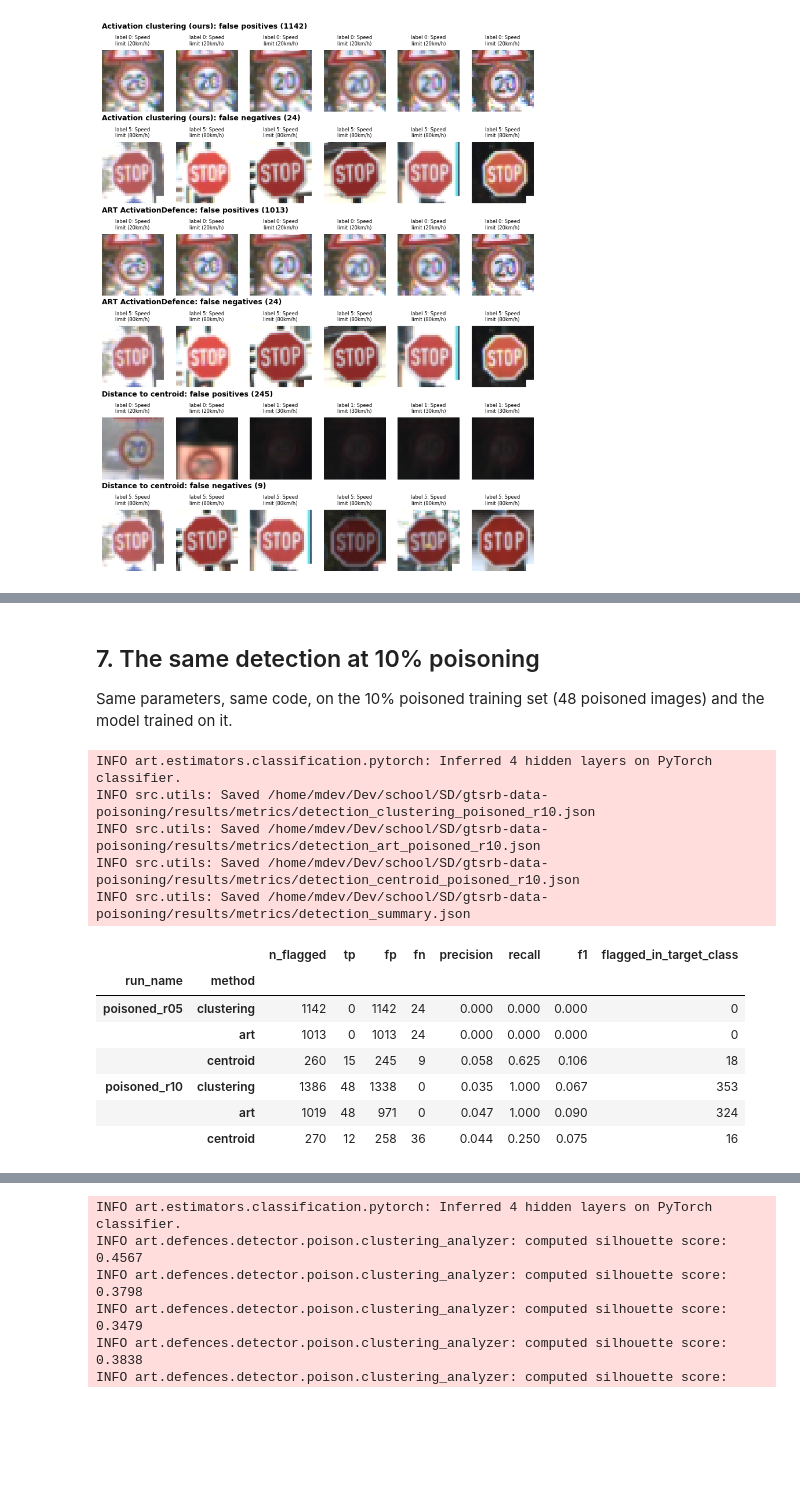
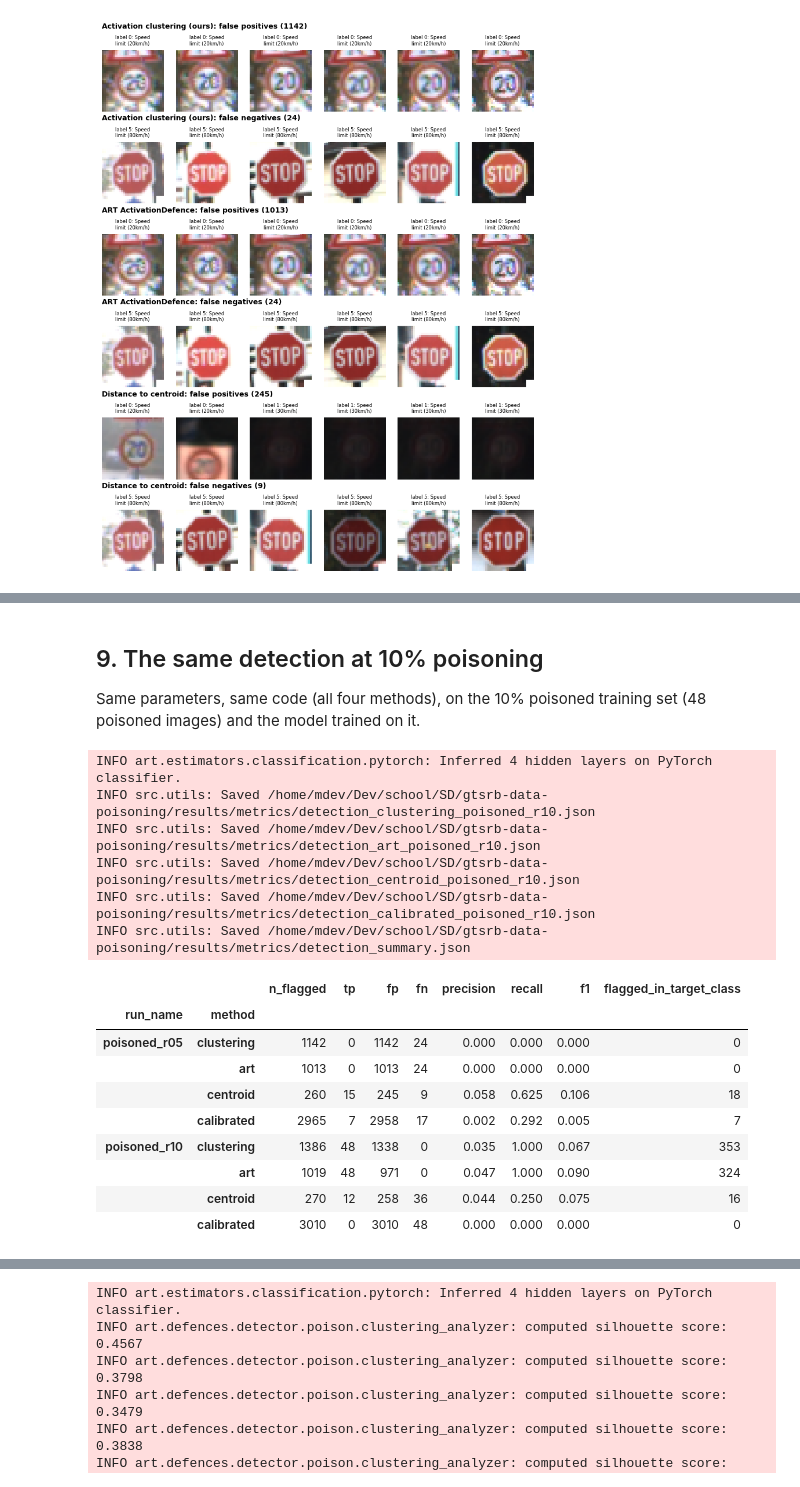
Before and after one commit to Anaximandr0s/gtsrb-data-poisoning, a Jupyter notebook: notebooks/04_detection.ipynb, the cells around one changed output, grey strips where cells are left out. Saved outputs shown, nothing was run; the diff lists cells and outputs as text; code cells hidden in the pictures; blank space fills up the shorter version.

Commit message:
feat(notebooks): add calibrated detection and failure analysis

```diff
--- a/notebooks/04_detection.ipynb
+++ b/notebooks/04_detection.ipynb
@@ -50,7 +58,7 @@ ART's `ActivationDefence` takes the activations of the **last** layer of the cla
 The clean training split is rebuilt as in the previous notebooks, then the saved poison record is applied to recreate exactly the poisoned training set that `poisoned_r05` was trained on. In a real situation the defender would simply receive this set; here the record is only used to rebuild it and, at the end, to score the detection. The detection functions receive `x_defender, y_defender` and the model, nothing else.
 # %%
 x_full, y_full, _, _ = load_gtsrb(cfg)
-x_train, y_train, _, _ = train_val_split(x_full, y_full, load_train_groups(cfg), cfg["data"]["val_ratio"], cfg["seed"])
+x_train, y_train, x_val, y_val = train_val_split(x_full, y_full, load_train_groups(cfg), cfg["data"]["val_ratio"], cfg["seed"])
 main_name, model, x_defender, y_defender, record, _ = load_poisoned_run(x_train, y_train, cfg, cfg["backdoor"]["poison_rate"])
 print(f"{main_name}: {len(y_defender)} training images, model loaded (no retraining)")
 # %% [output]
@@ -64,6 +72,6 @@ poisoned_r05: 23880 training images, model loaded (no retraining)
 # %%
-detection = run_detection(model, x_defender, y_defender, cfg)
-pd.Series({METHODS[m]: int(s.sum()) for m, s in detection["suspects"].items()}).to_frame("flagged samples")
+detection = run_detection(model, x_defender, y_defender, x_val, y_val, cfg)
+pd.Series({METHODS[m]: int(detection["suspects"][m].sum()) for m in A_PRIORI}).to_frame("flagged samples")
 # %% [output]
 INFO art.estimators.classification.pytorch: Inferred 4 hidden layers on PyTorch classifier.
 |  | flagged samples |
@@ -173,30 +251,33 @@ INFO src.plots: Saved /home/mdev/Dev/school/SD/gtsrb-data-poisoning/results/figu
 # %% [markdown]
-## 7. The same detection at 10% poisoning
+## 9. The same detection at 10% poisoning
 
-Same parameters, same code, on the 10% poisoned training set (48 poisoned images) and the model trained on it.
+Same parameters, same code (all four methods), on the 10% poisoned training set (48 poisoned images) and the model trained on it.
 # %%
 runs = {main_name: (model, x_defender, y_defender, record, cfg)}
 for rate in cfg["attack"]["extra_poison_rates"]:
     name, rate_model, x_rate, y_rate, rate_record, rate_cfg = load_poisoned_run(x_train, y_train, cfg, rate)
     runs[name] = (rate_model, x_rate, y_rate, rate_record, rate_cfg)
-    rate_detection = run_detection(rate_model, x_rate, y_rate, rate_cfg)
+    rate_detection = run_detection(rate_model, x_rate, y_rate, x_val, y_val, rate_cfg)
     results[name] = score_detection(name, rate_detection["suspects"], y_rate, rate_record, rate_cfg)
     summary += detection_rows(name, results[name])
 
 save_json({"parameters": cfg["detection"], "rows": summary}, metrics_dir / "detection_summary.json")
 pd.DataFrame(summary).set_index(["run_name", "method"]).round(3)
 # %% [output]
 INFO art.estimators.classification.pytorch: Inferred 4 hidden layers on PyTorch classifier.
 INFO src.utils: Saved /home/mdev/Dev/school/SD/gtsrb-data-poisoning/results/metrics/detection_clustering_poisoned_r10.json
 INFO src.utils: Saved /home/mdev/Dev/school/SD/gtsrb-data-poisoning/results/metrics/detection_art_poisoned_r10.json
 INFO src.utils: Saved /home/mdev/Dev/school/SD/gtsrb-data-poisoning/results/metrics/detection_centroid_poisoned_r10.json
+INFO src.utils: Saved /home/mdev/Dev/school/SD/gtsrb-data-poisoning/results/metrics/detection_calibrated_poisoned_r10.json
 INFO src.utils: Saved /home/mdev/Dev/school/SD/gtsrb-data-poisoning/results/metrics/detection_summary.json
 |  |  | n_flagged | tp | fp | fn | precision | recall | f1 | flagged_in_target_class |
 | run_name | method |  |  |  |  |  |  |  |  |
 | poisoned_r05 | clustering | 1142 | 0 | 1142 | 24 | 0.000 | 0.000 | 0.000 | 0 |
 |  | art | 1013 | 0 | 1013 | 24 | 0.000 | 0.000 | 0.000 | 0 |
 |  | centroid | 260 | 15 | 245 | 9 | 0.058 | 0.625 | 0.106 | 18 |
+|  | calibrated | 2965 | 7 | 2958 | 17 | 0.002 | 0.292 | 0.005 | 7 |
 | poisoned_r10 | clustering | 1386 | 48 | 1338 | 0 | 0.035 | 1.000 | 0.067 | 353 |
 |  | art | 1019 | 48 | 971 | 0 | 0.047 | 1.000 | 0.090 | 324 |
 |  | centroid | 270 | 12 | 258 | 36 | 0.044 | 0.250 | 0.075 | 16 |
+|  | calibrated | 3010 | 0 | 3010 | 48 | 0.000 | 0.000 | 0.000 | 0 |
 # %% [markdown]
```
Also changed, not shown: parts of 14 cells of this notebook, 13 other files.
